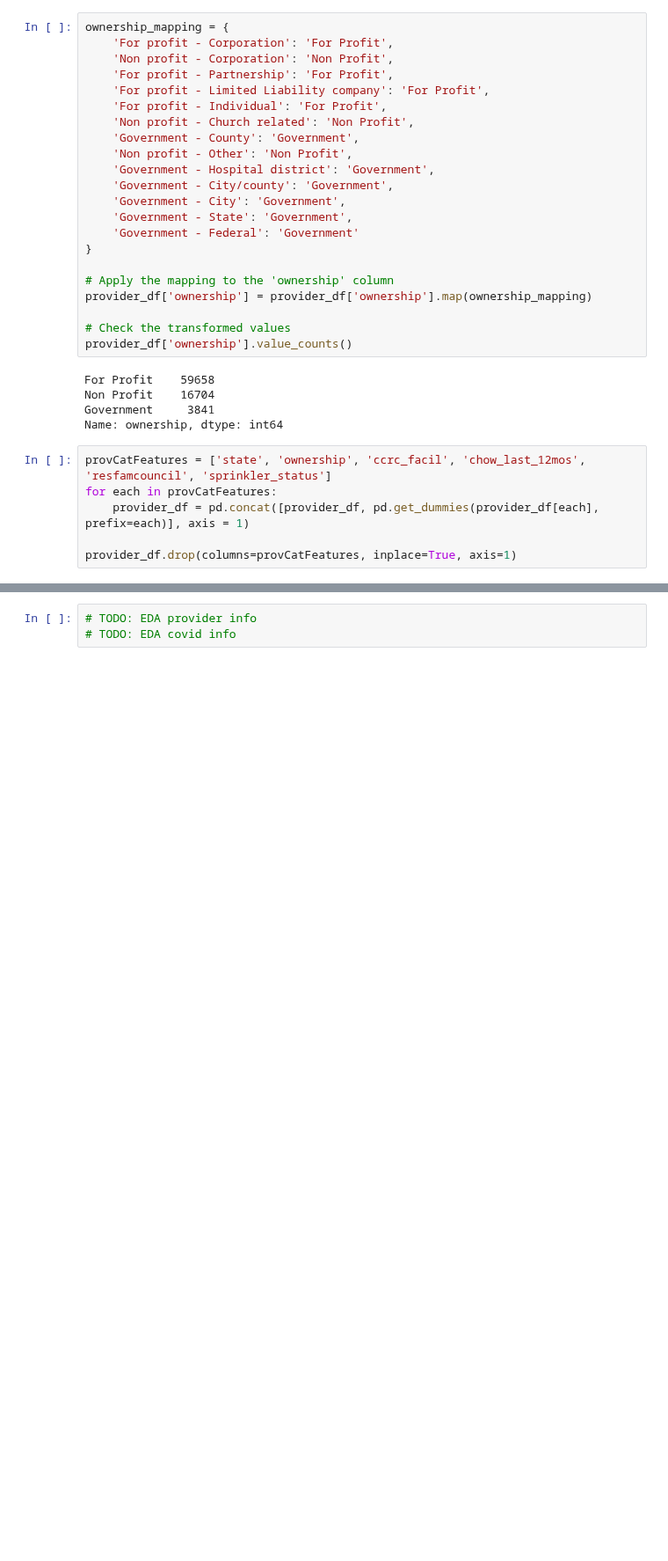
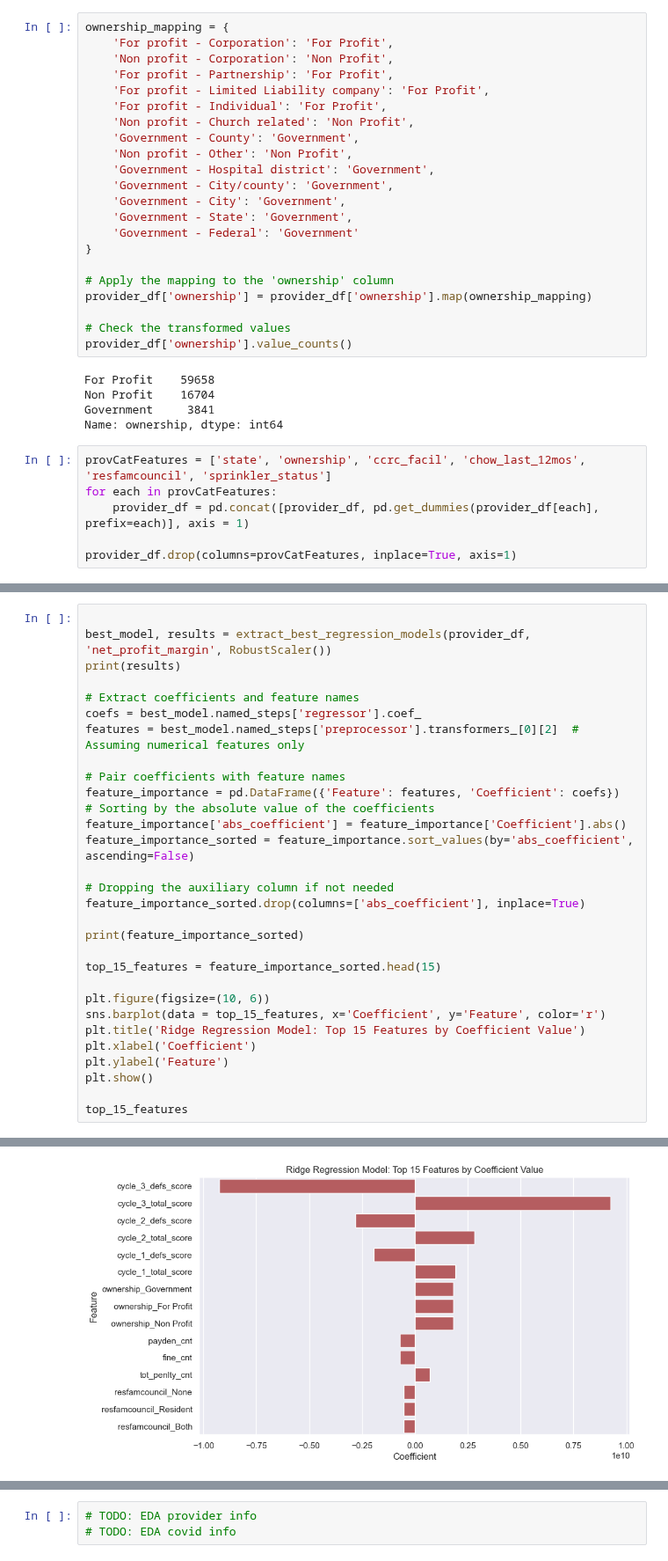
Before and after one commit to Musiik-fn/620-Project-Codebase, a Jupyter notebook: Codebase/620ProjectWhiteboard.ipynb, the cells around one changed output, grey strips where cells are left out. Shown at 88% size. Cells and saved outputs as stored; diff of their text form; blank space fills up the shorter version.

```diff
--- a/Codebase/620ProjectWhiteboard.ipynb
+++ b/Codebase/620ProjectWhiteboard.ipynb
@@ -1213,0 +1252,31 @@ memory usage: 45.1 MB
+# %%
+
+best_model, results = extract_best_regression_models(provider_df, 'net_profit_margin', RobustScaler())
+print(results)
+
+# Extract coefficients and feature names
+coefs = best_model.named_steps['regressor'].coef_
+features = best_model.named_steps['preprocessor'].transformers_[0][2]  # Assuming numerical features only
+
+# Pair coefficients with feature names
+feature_importance = pd.DataFrame({'Feature': features, 'Coefficient': coefs})
+# Sorting by the absolute value of the coefficients
+feature_importance['abs_coefficient'] = feature_importance['Coefficient'].abs()
+feature_importance_sorted = feature_importance.sort_values(by='abs_coefficient', ascending=False)
+
+# Dropping the auxiliary column if not needed
+feature_importance_sorted.drop(columns=['abs_coefficient'], inplace=True)
+
+print(feature_importance_sorted)
+
+top_15_features = feature_importance_sorted.head(15)
+
+plt.figure(figsize=(10, 6))
+sns.barplot(data = top_15_features, x='Coefficient', y='Feature', color='r')
+plt.title('Ridge Regression Model: Top 15 Features by Coefficient Value')
+plt.xlabel('Coefficient')
+plt.ylabel('Feature')
+plt.show()
+
+top_15_features
+# %% [output]
@@ -1213,0 +1300 @@ memory usage: 45.1 MB
+[figure, added]
```
Also changed, not shown: parts of 12 cells of this notebook.
